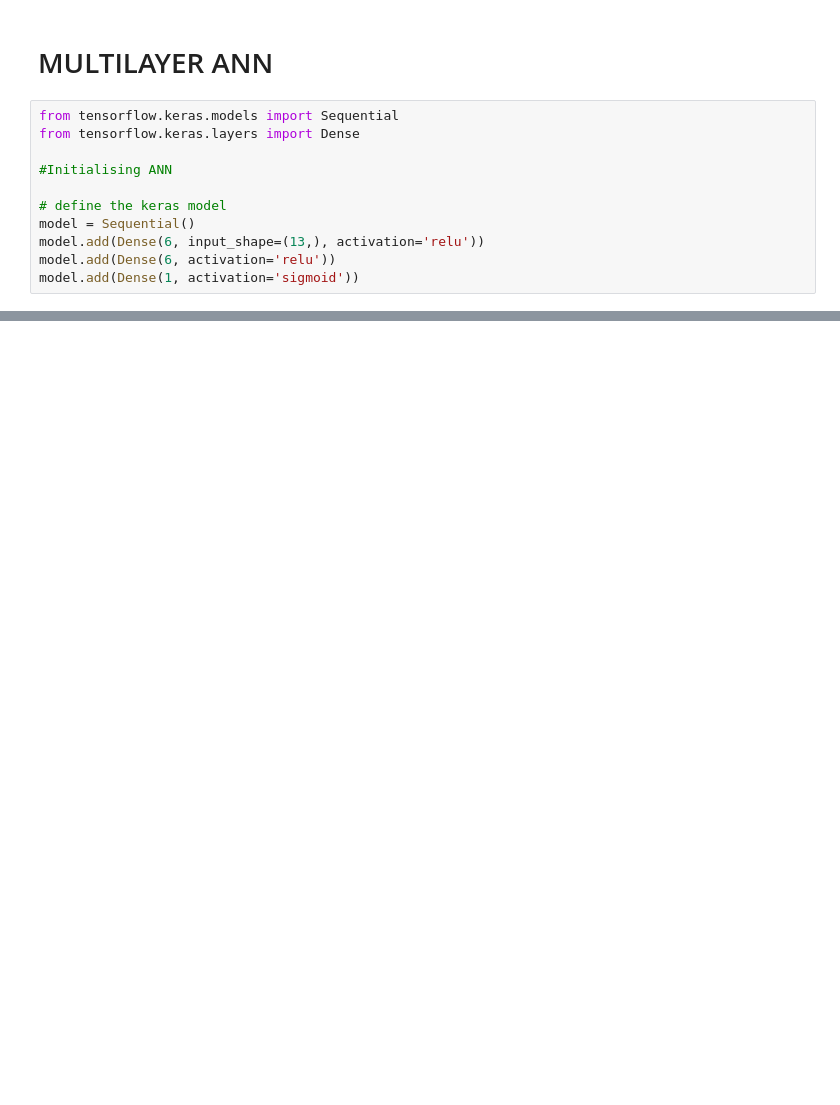
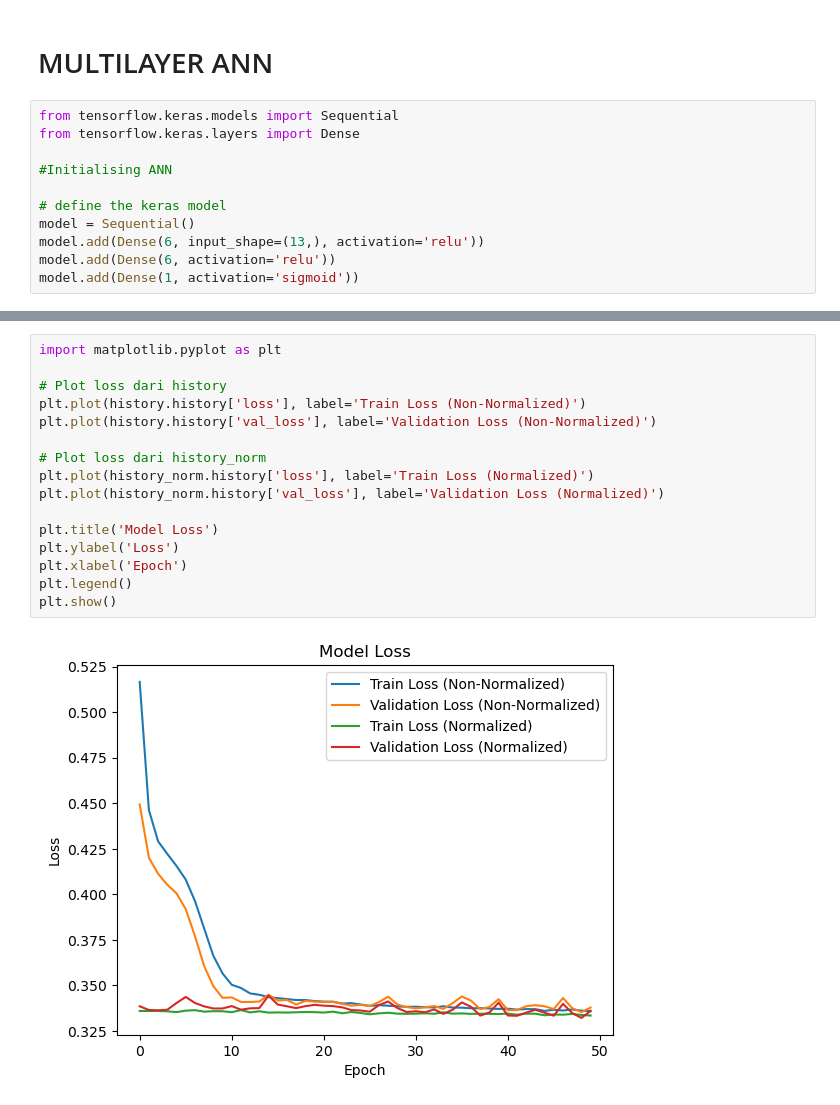
Before and after one commit to kmnvz-mayvez/ANN-SVM-CLASSIFICATION, a Jupyter notebook: ANN_SVM_4_CLASSIFICATION.ipynb, the cells around one changed output, grey strips where cells are left out. Saved outputs shown, nothing was run; the diff lists cells and outputs as text; blank space fills up the shorter version.

```diff
--- a/ANN_SVM_4_CLASSIFICATION.ipynb
+++ b/ANN_SVM_4_CLASSIFICATION.ipynb
@@ -400,0 +314,18 @@ Will the customer leave the bank?: No
+# %%
+import matplotlib.pyplot as plt
+
+# Plot loss dari history
+plt.plot(history.history['loss'], label='Train Loss (Non-Normalized)')
+plt.plot(history.history['val_loss'], label='Validation Loss (Non-Normalized)')
+
+# Plot loss dari history_norm
+plt.plot(history_norm.history['loss'], label='Train Loss (Normalized)')
+plt.plot(history_norm.history['val_loss'], label='Validation Loss (Normalized)')
+
+plt.title('Model Loss')
+plt.ylabel('Loss')
+plt.xlabel('Epoch')
+plt.legend()
+plt.show()
+# %% [output]
+[figure, added]
```
Also changed, not shown: parts of 19 cells of this notebook.
